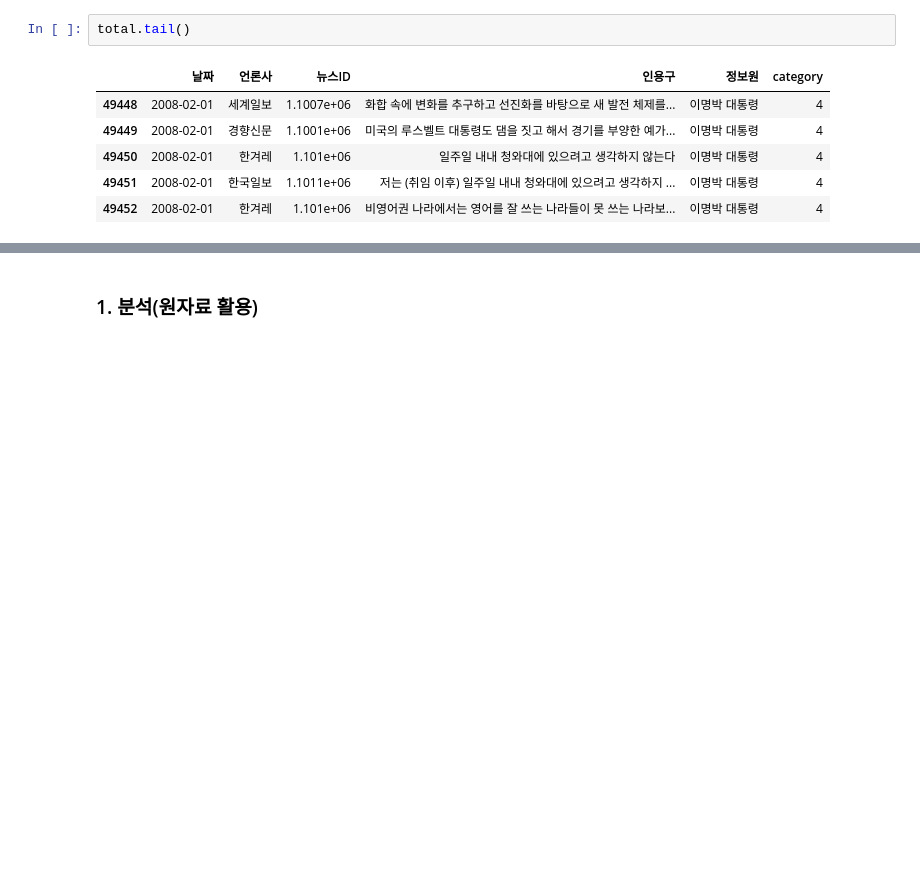
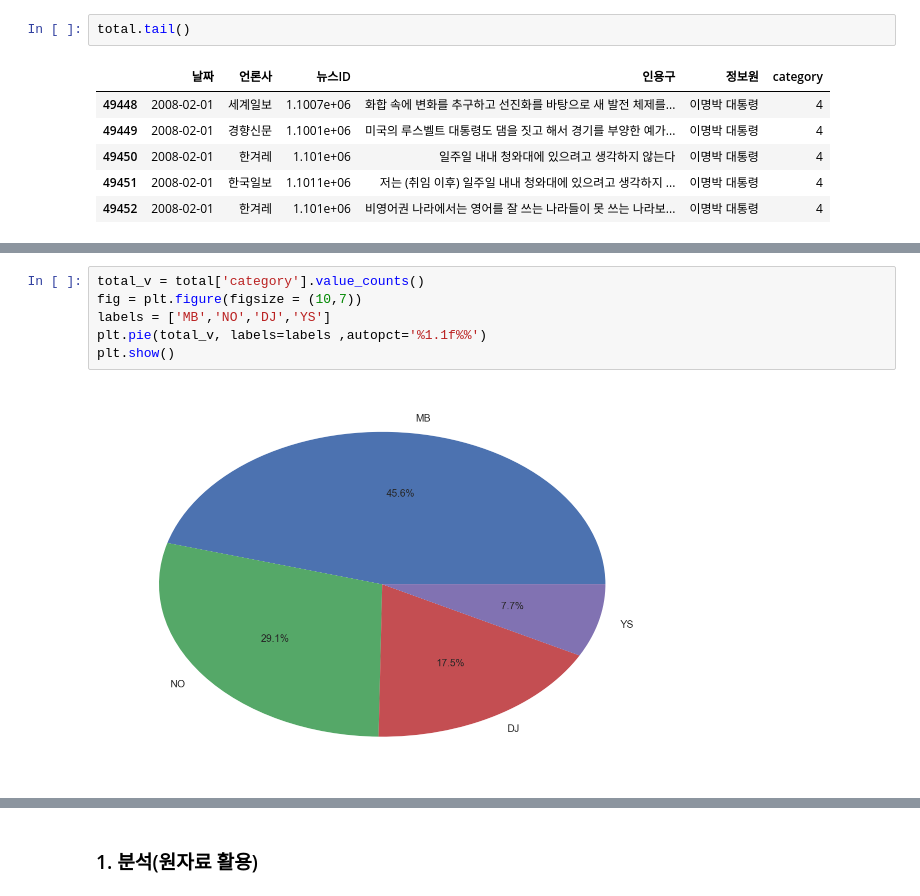
Before and after one commit to UPRMG/Project, a Jupyter notebook: Project/4. President/President.ipynb, the cells around one changed output, grey strips where cells are left out. Saved outputs shown, nothing was run; the diff lists cells and outputs as text; blank space fills up the shorter version.

```diff
--- a/Project/4. President/President.ipynb
+++ b/Project/4. President/President.ipynb
@@ -55,0 +64,8 @@ total.tail()
+# %%
+total_v = total['category'].value_counts()
+fig = plt.figure(figsize = (10,7))
+labels = ['MB','NO','DJ','YS']
+plt.pie(total_v, labels=labels ,autopct='%1.1f%%')
+plt.show()
+# %% [output]
+[figure, added]
```
Also changed, not shown: parts of 2 cells of this notebook, 1 other file.
